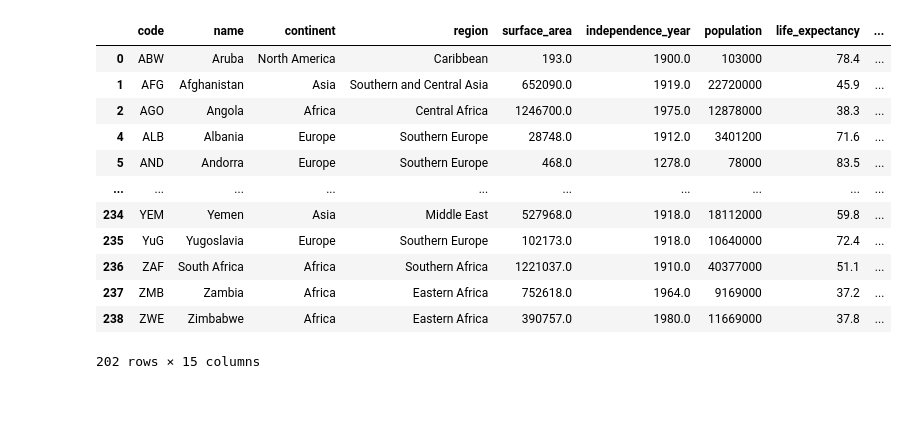
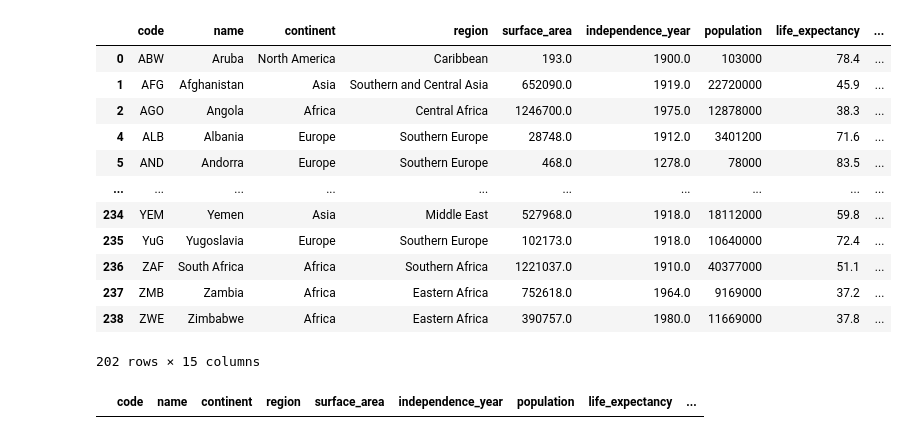
Before and after one commit to VictoriaTeCa/retouno, a Jupyter notebook: retofinal.ipynb, the cells around one changed output. Drawn from its saved outputs; the diff is of its cells as text; code cells hidden in the pictures; blank space fills up the shorter version.

Commit message:
rango inercuartíl outliers de life_expectancy

```diff
--- a/retofinal.ipynb
+++ b/retofinal.ipynb
@@ -187,3 +187,13 @@ outliers_iqr1
 | 237 | ZMB | Zambia | Africa | Eastern Africa | 752618.0 | 1964.0 | 9169000 | 37.2 | ... |
 | 238 | ZWE | Zimbabwe | Africa | Eastern Africa | 390757.0 | 1980.0 | 11669000 | 37.8 | ... |
 202 rows × 15 columns
+# %%
+#rango intercuartíl con variable de life_expectancy
+y=data["life_expectancy"]
+
+Limite_Superior_iqr2= percentile75 + 1.3*iqr
+Limite_Inferior_iqr2= percentile25 - 1.3*iqr
+outliers_iqr2= data[(y>Limite_Superior_iqr2)|(y<Limite_Inferior_iqr2)]
+outliers_iqr2
+# %% [output]
+|  | code | name | continent | region | surface_area | independence_year | population | life_expectancy | ... |
```
